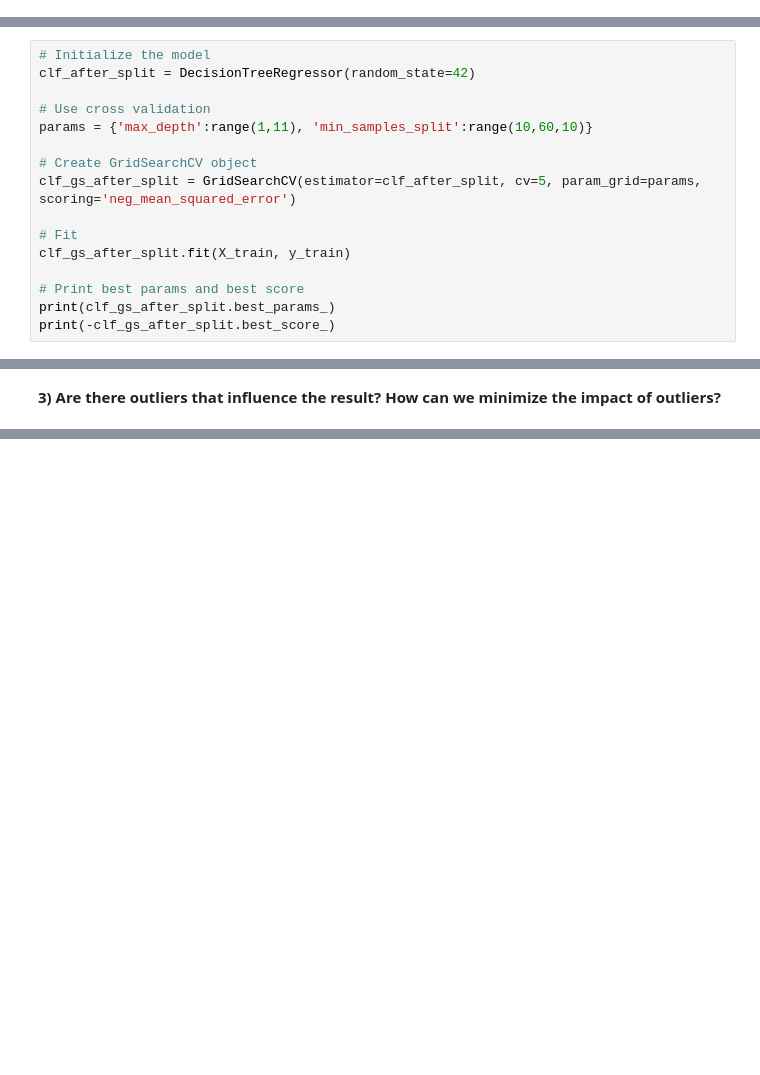
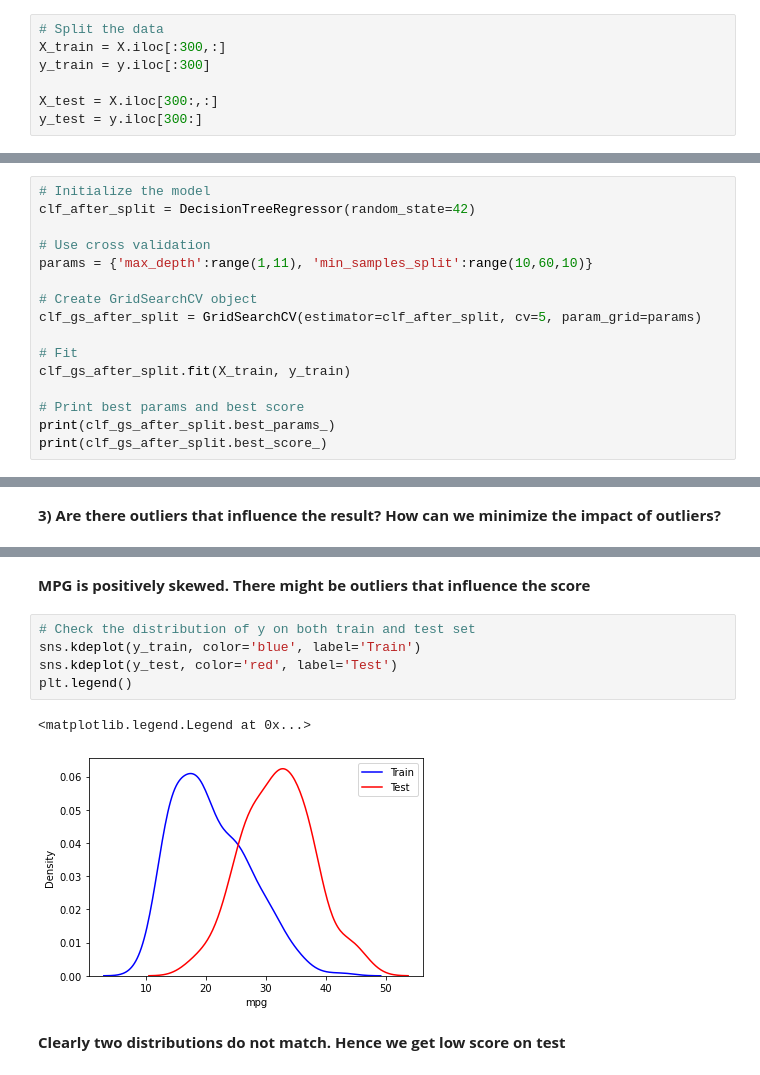
Before and after one commit to skiyer2/Coding, a Jupyter notebook: ML/Tree-Based Model/Car mileage prediction.ipynb, the cells around one changed output, grey strips where cells are left out. Drawn from its saved outputs; the diff is of its cells as text; blank space fills up the shorter version.

```diff
--- a/ML/Tree-Based Model/Car mileage prediction.ipynb
+++ b/ML/Tree-Based Model/Car mileage prediction.ipynb
@@ -192,3 +143,10 @@ X_train, X_test, y_train, y_test = train_test_split(X, y, train_size=train_size,
+# %%
+# Split the data
+X_train = X.iloc[:300,:]
+y_train = y.iloc[:300]
+
+X_test = X.iloc[300:,:]
+y_test = y.iloc[300:]
 # %%
 # Check shape
 print(X_train.shape)
@@ -208,12 +166,12 @@ clf_after_split = DecisionTreeRegressor(random_state=42)
 params = {'max_depth':range(1,11), 'min_samples_split':range(10,60,10)}
 
 # Create GridSearchCV object
-clf_gs_after_split = GridSearchCV(estimator=clf_after_split, cv=5, param_grid=params, scoring='neg_mean_squared_error')
+clf_gs_after_split = GridSearchCV(estimator=clf_after_split, cv=5, param_grid=params)
 
 # Fit
 clf_gs_after_split.fit(X_train, y_train)
 
 # Print best params and best score
 print(clf_gs_after_split.best_params_)
-print(-clf_gs_after_split.best_score_)
+print(clf_gs_after_split.best_score_)
 # %% [output]
@@ -314,0 +195,12 @@ The model performed worst than the model before removal of outliers.
+# %% [markdown]
+**MPG is positively skewed. There might be outliers that influence the score**
+# %%
+# Check the distribution of y on both train and test set
+sns.kdeplot(y_train, color='blue', label='Train')
+sns.kdeplot(y_test, color='red', label='Test')
+plt.legend()
+# %% [output]
+<matplotlib.legend.Legend at 0x...>
+[figure, added]
+# %% [markdown]
+**Clearly two distributions do not match. Hence we get low score on test**
```
Also changed, not shown: parts of 38 cells of this notebook.
